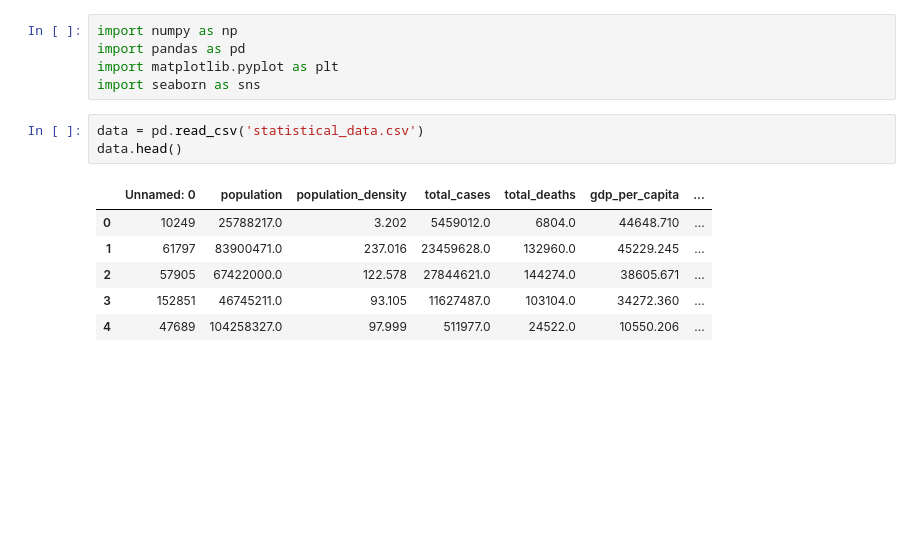
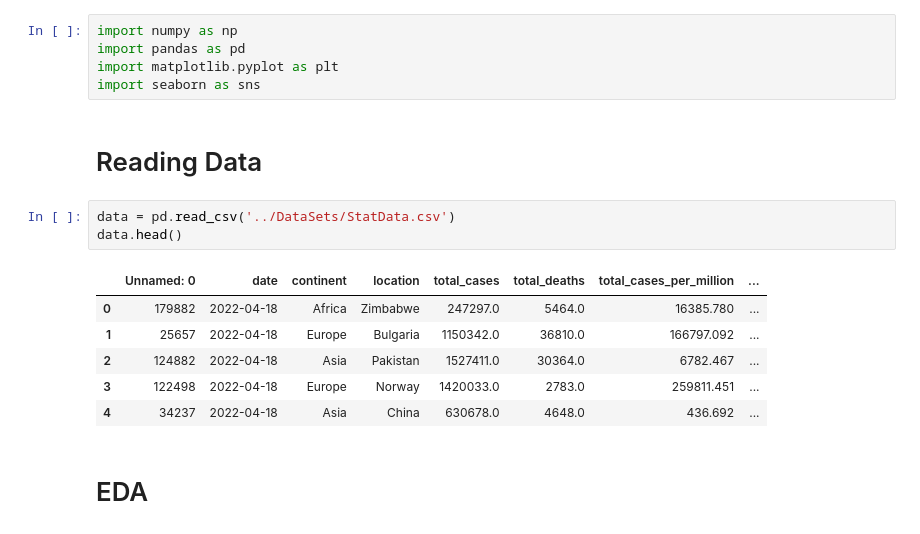
Before and after one commit to Mrpojam/CovIust_numerical_analysis, a Jupyter notebook: Models/DataAnalysis.ipynb, the cells around one changed output. Cells and saved outputs as stored; diff of their text form; blank space fills up the shorter version.

```diff
--- a/Models/DataAnalysis.ipynb
+++ b/Models/DataAnalysis.ipynb
@@ -3,13 +3,17 @@ import numpy as np
 import pandas as pd
 import matplotlib.pyplot as plt
 import seaborn as sns
+# %% [markdown]
+# Reading Data
 # %%
-data = pd.read_csv('statistical_data.csv')
+data = pd.read_csv('../DataSets/StatData.csv')
 data.head()
 # %% [output]
-|  | Unnamed: 0 | population | population_density | total_cases | total_deaths | gdp_per_capita | ... |
-| 0 | 10249 | 25788217.0 | 3.202 | 5459012.0 | 6804.0 | 44648.710 | ... |
-| 1 | 61797 | 83900471.0 | 237.016 | 23459628.0 | 132960.0 | 45229.245 | ... |
-| 2 | 57905 | 67422000.0 | 122.578 | 27844621.0 | 144274.0 | 38605.671 | ... |
-| 3 | 152851 | 46745211.0 | 93.105 | 11627487.0 | 103104.0 | 34272.360 | ... |
-| 4 | 47689 | 104258327.0 | 97.999 | 511977.0 | 24522.0 | 10550.206 | ... |
+|  | Unnamed: 0 | date | continent | location | total_cases | total_deaths | total_cases_per_million | ... |
+| 0 | 179882 | 2022-04-18 | Africa | Zimbabwe | 247297.0 | 5464.0 | 16385.780 | ... |
+| 1 | 25657 | 2022-04-18 | Europe | Bulgaria | 1150342.0 | 36810.0 | 166797.092 | ... |
+| 2 | 124882 | 2022-04-18 | Asia | Pakistan | 1527411.0 | 30364.0 | 6782.467 | ... |
+| 3 | 122498 | 2022-04-18 | Europe | Norway | 1420033.0 | 2783.0 | 259811.451 | ... |
+| 4 | 34237 | 2022-04-18 | Asia | China | 630678.0 | 4648.0 | 436.692 | ... |
+# %% [markdown]
+# EDA
```
Also changed, not shown: parts of 30 cells of this notebook, 8 other files.
